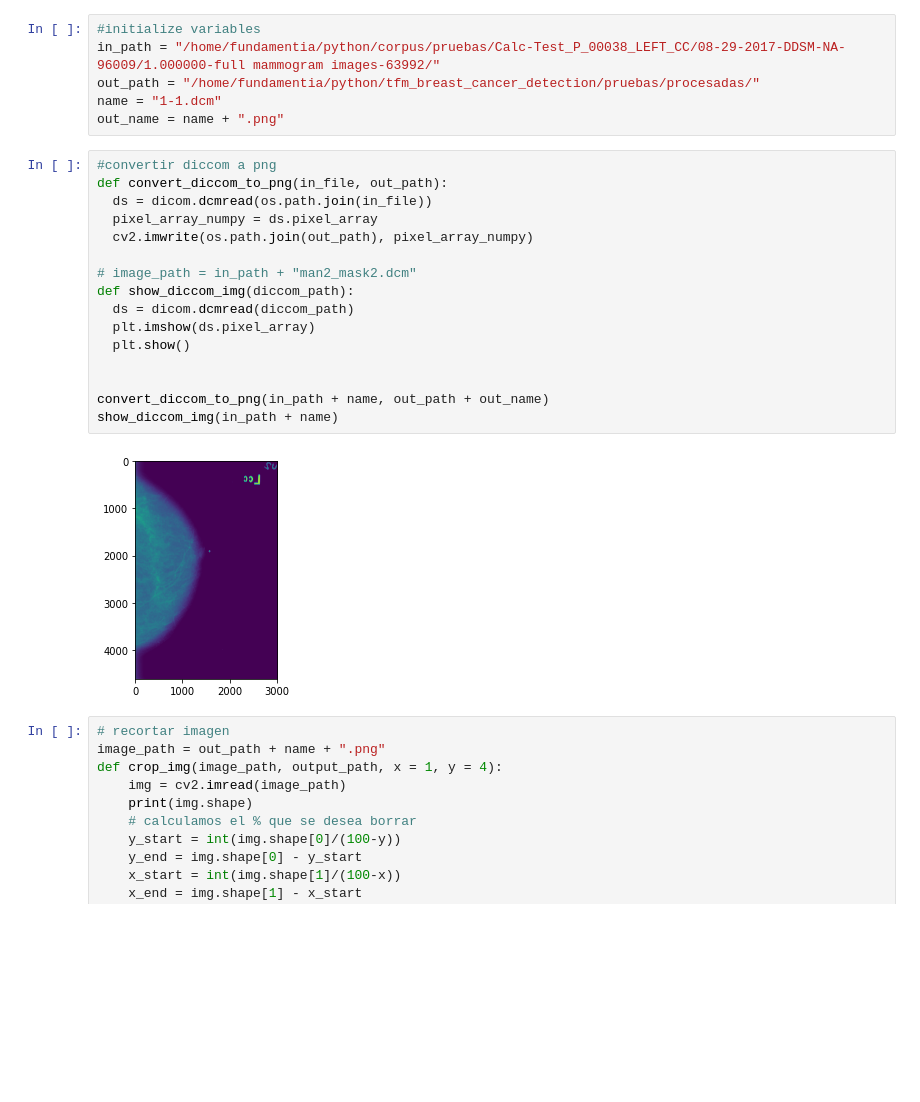
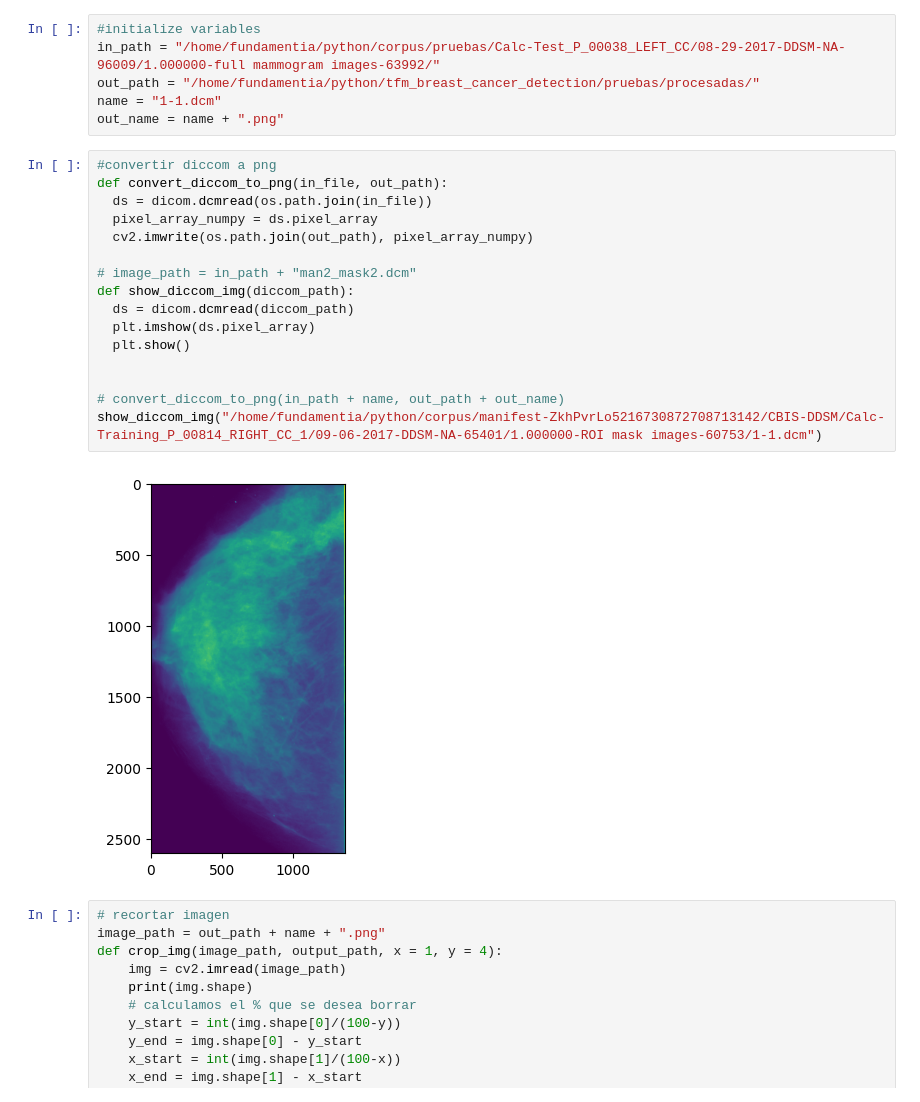
Before and after one commit to KoNGoL/tfm_breast_cancer_detection, a Jupyter notebook: Pruebas.ipynb, the cells around one changed output. Drawn from its saved outputs; the diff is of its cells as text; blank space fills up the shorter version.

```diff
--- a/Pruebas.ipynb
+++ b/Pruebas.ipynb
@@ -45,21 +45,21 @@ out_name = name + ".png"
 # %%
 #convertir diccom a png
 def convert_diccom_to_png(in_file, out_path):
   ds = dicom.dcmread(os.path.join(in_file))
   pixel_array_numpy = ds.pixel_array
   cv2.imwrite(os.path.join(out_path), pixel_array_numpy)
 
 # image_path = in_path + "man2_mask2.dcm"
 def show_diccom_img(diccom_path):
   ds = dicom.dcmread(diccom_path)
   plt.imshow(ds.pixel_array)
   plt.show()
 
 
-convert_diccom_to_png(in_path + name, out_path + out_name)
-show_diccom_img(in_path + name)
+# convert_diccom_to_png(in_path + name, out_path + out_name)
+show_diccom_img("/home/fundamentia/python/corpus/manifest-ZkhPvrLo5216730872708713142/CBIS-DDSM/Calc-Training_P_00814_RIGHT_CC_1/09-06-2017-DDSM-NA-65401/1.000000-ROI mask images-60753/1-1.dcm")
 # %% [output]
-[figure, old version]
+[figure, new version]
 # %%
 # recortar imagen
 image_path = out_path + name + ".png"
```
Also changed, not shown: 1 other file.
